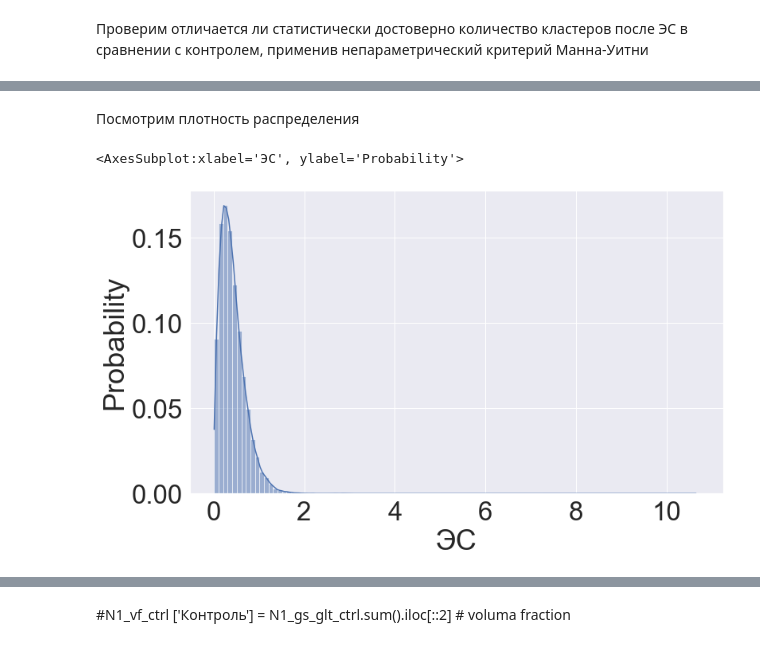
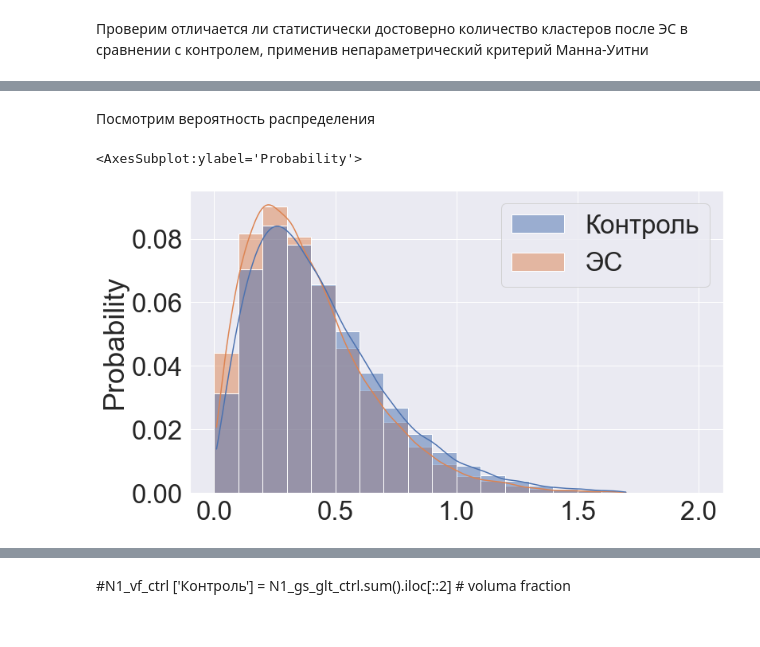
Before and after one commit to Nosa1323/Epilepsy_table_analysis, a Jupyter notebook: ICH_table_analysis.ipynb, the cells around one changed output, grey strips where cells are left out. Saved outputs shown, nothing was run; the diff lists cells and outputs as text; code cells hidden in the pictures.

```diff
--- a/ICH_table_analysis.ipynb
+++ b/ICH_table_analysis.ipynb
@@ -169,9 +177,17 @@ vol_glt_SE = one_col_stack (vol_glt_SE)
 vol_glt_ctrl.reset_index(inplace=True, drop=True)
 vol_glt_SE.reset_index(inplace=True, drop=True)
 
+
 all_vol_glt = pd.DataFrame()
 
 all_vol_glt = vol_glt_ctrl.copy()
 all_vol_glt = all_vol_glt.join(vol_glt_SE, how='outer',lsuffix = '_CTRL', rsuffix= '_SE')
 all_vol_glt.rename(columns = {'0_CTRL' : 'Контроль', '0_SE' : 'ЭС'}, inplace = True)
-#all_vol_glt.dropna(inplace=True)
+
+all_vol_glt.loc[all_vol_glt['Контроль'].isnull()] = 0
+all_vol_glt.loc[all_vol_glt['ЭС'].isnull()] = 0
+all_vol_glt.sort_values(by=['Контроль', 'ЭС'], ascending=True, inplace=True)
+all_vol_glt.drop(all_vol_glt[all_vol_glt['Контроль'] == 0].index, inplace=True)
+all_vol_glt.drop(all_vol_glt[all_vol_glt['Контроль']> 1.7].index, inplace=True)#удалим выбросы
+all_vol_glt.drop(all_vol_glt[all_vol_glt['ЭС']> 1.7].index, inplace=True)#удалим выбросы
+all_vol_glt = all_vol_glt.reset_index(drop=True)
@@ -188,8 +211,11 @@ print(procentile_vol_clusters)
 # %% [markdown]
-Посмотрим плотность распределения
+Посмотрим вероятность распределения
 # %%
-plt.figure(figsize=(12, 7))
-sns.histplot(all_vol_glt.iloc[:, 1],kde = True, stat='probability', binwidth= 0.1, bins = 50)
+plt.figure(figsize=(12, 7)) # меняет размер графика
+sns.set_style("whitegrid")
+sns.set_theme(style="ticks")
+sns.set(font_scale=3)
+sns.histplot(all_vol_glt,stat='probability',binwidth= 0.1, kde = True, binrange= [0,2], linewidth = 1)
 # %% [output]
-<AxesSubplot:xlabel='ЭС', ylabel='Probability'>
+<AxesSubplot:ylabel='Probability'>
-[figure, old version]
+[figure, new version]
```
Also changed, not shown: parts of 25 cells of this notebook.
